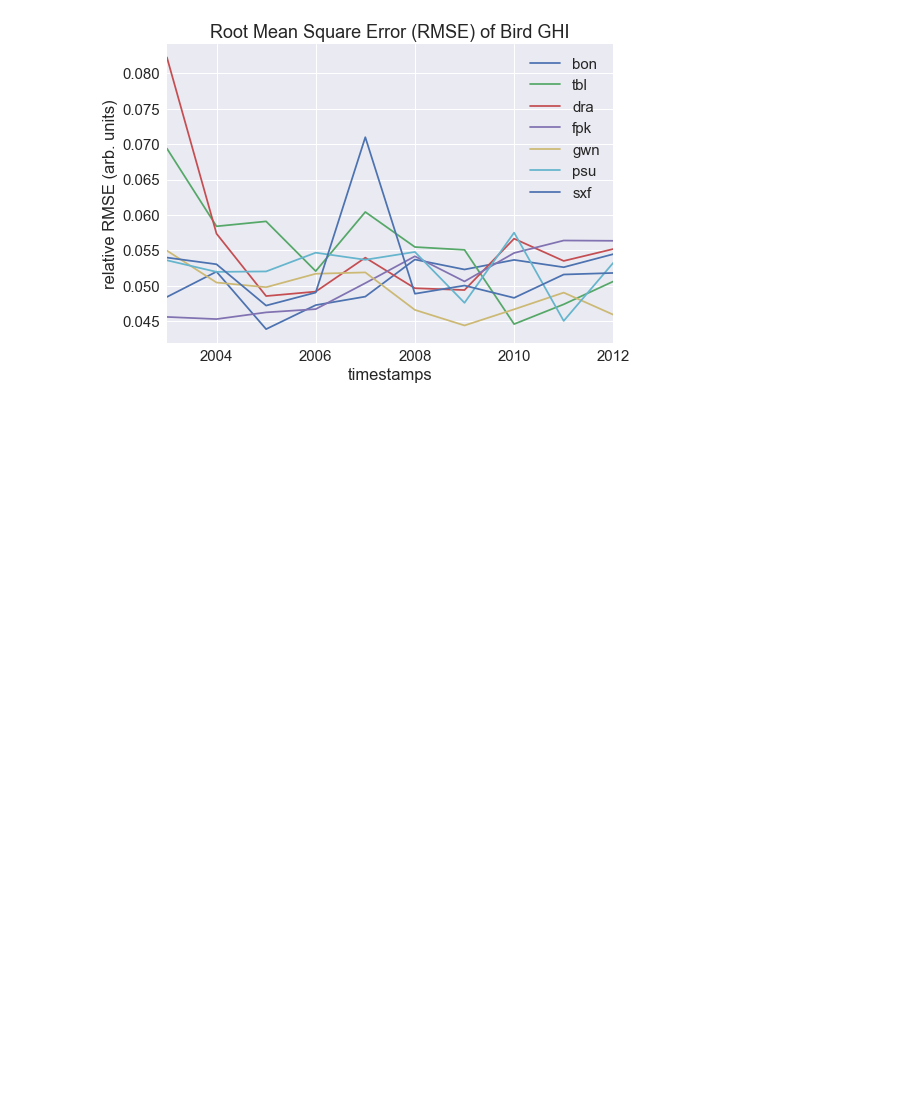
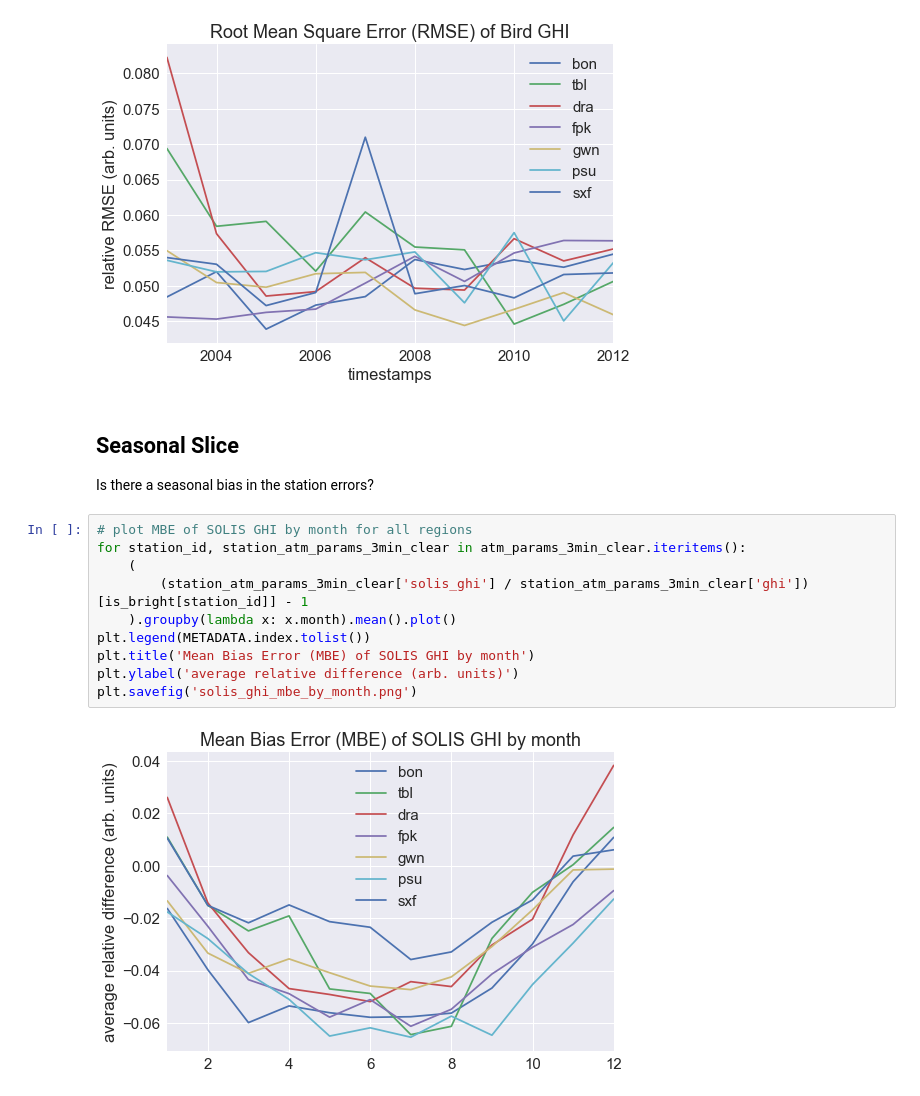
Before and after one commit to mikofski/pvsc44-clearsky-aod, a Jupyter notebook: PVSC44 Clearsky SURFRAD Analysis.ipynb, the cells around one changed output. Drawn from its saved outputs; the diff is of its cells as text; blank space fills up the shorter version.

```diff
--- a/PVSC44 Clearsky SURFRAD Analysis.ipynb
+++ b/PVSC44 Clearsky SURFRAD Analysis.ipynb
@@ -359,3 +359,18 @@ plt.ylabel('relative RMSE (arb. units)')
 plt.savefig('annual_bird_ghi_rms.png')
 # %% [output]
 [figure]
+# %% [markdown]
+## Seasonal Slice
+Is there a seasonal bias in the station errors?
+# %%
+# plot MBE of SOLIS GHI by month for all regions
+for station_id, station_atm_params_3min_clear in atm_params_3min_clear.iteritems():
+    (
+        (station_atm_params_3min_clear['solis_ghi'] / station_atm_params_3min_clear['ghi'])[is_bright[station_id]] - 1
+    ).groupby(lambda x: x.month).mean().plot()
+plt.legend(METADATA.index.tolist())
+plt.title('Mean Bias Error (MBE) of SOLIS GHI by month')
+plt.ylabel('average relative difference (arb. units)')
+plt.savefig('solis_ghi_mbe_by_month.png')
+# %% [output]
+[figure, added]
```
Also changed, not shown: parts of 21 cells of this notebook, 1 other file.
